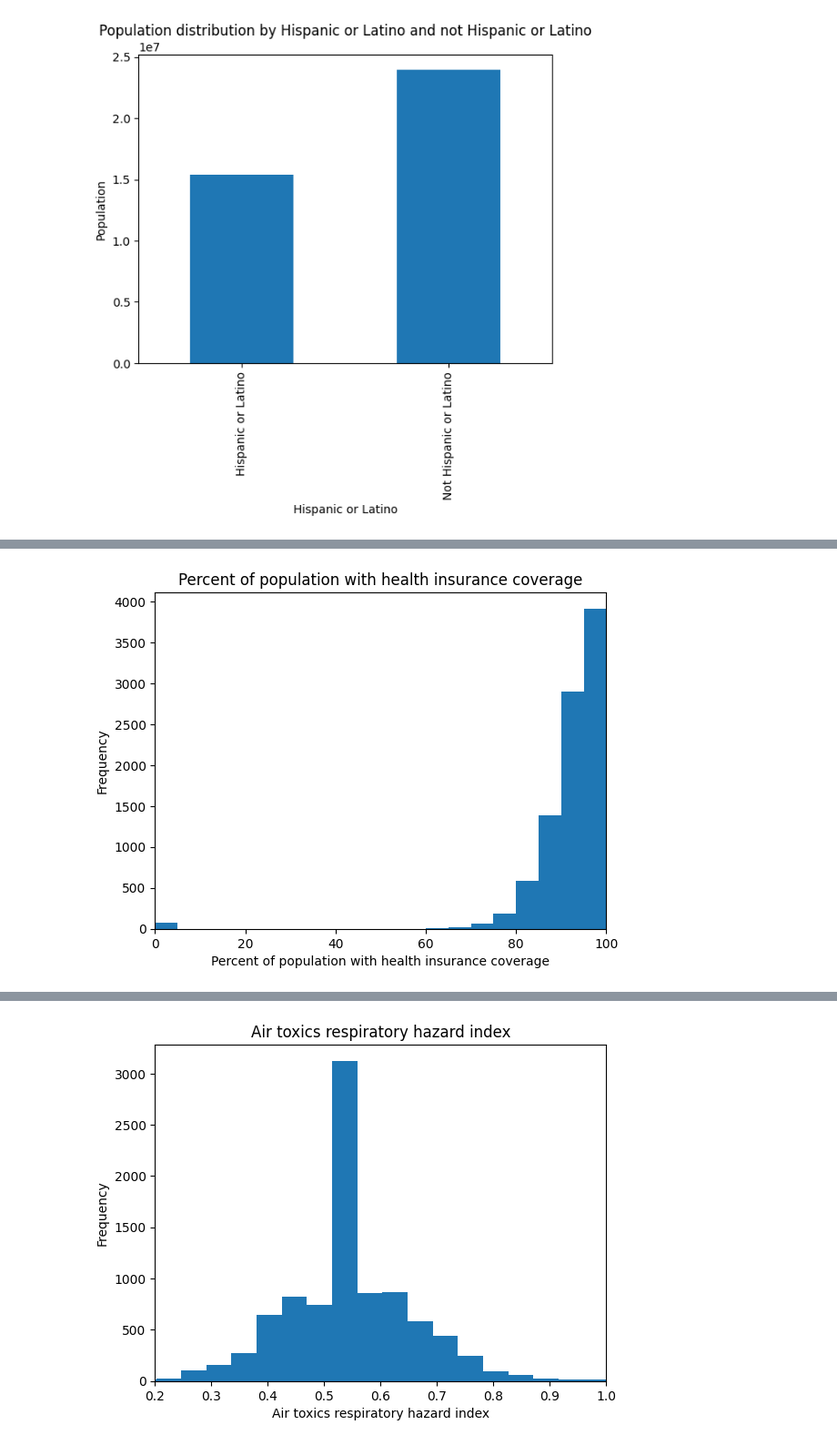
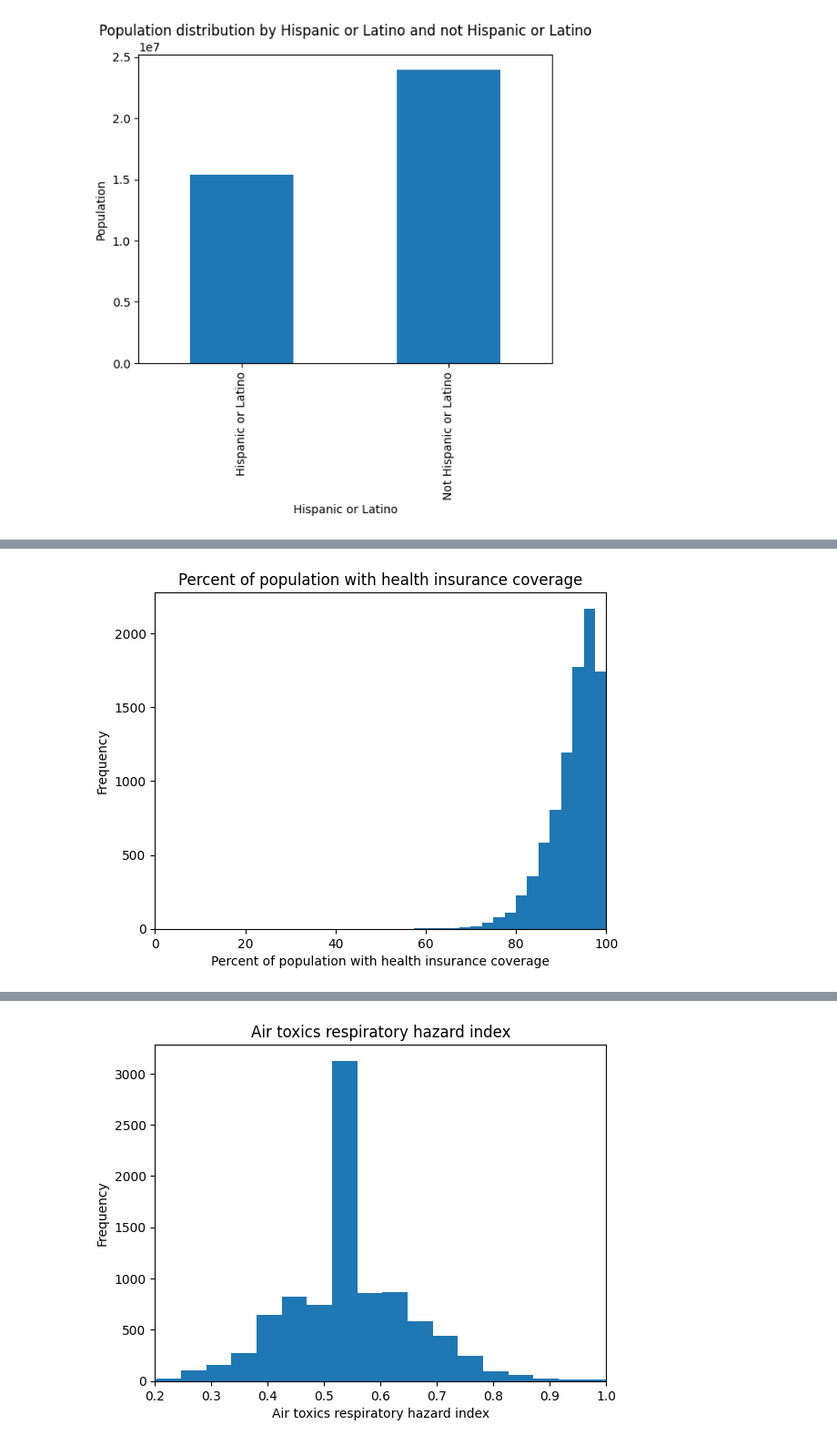
Before and after one commit to r-buch/social-covid, a Jupyter notebook: data_descriptive.ipynb, the cells around one changed output, grey strips where cells are left out. Shown at 91% size. Drawn from its saved outputs; the diff is of its cells as text; code cells hidden in the pictures.

```diff
--- a/data_descriptive.ipynb
+++ b/data_descriptive.ipynb
@@ -93,0 +118,10 @@ plt.show()
+# %%
+#draw a bar plot
+#DP02_0059PE Percent!!EDUCATIONAL ATTAINMENT!!Population 25 years and over
+merged_data['DP02_0059PE'] = pd.to_numeric(merged_data['DP02_0059PE'])
+selected_column = merged_data['DP02_0059PE']
+selected_column.plot(kind='hist', bins=100, xlim=(0, 7000))
+plt.xlabel('Educational attainment of the population 25 years and over')
+plt.ylabel('Fequency')
+plt.title('Educational attainment of the population 25 years and over')
+plt.show()
@@ -94,8 +130,6 @@ plt.show()
 # %%
 #draw a bar plot
 #Percent!!DISABILITY STATUS OF THE CIVILIAN NONINSTITUTIONALIZED POPULATION!!Total Civilian Noninstitutionalized Population!!With a disability
-#replace the - to 0
-merged_data['DP02_0072PE'] = merged_data['DP02_0072PE'].replace('-', 0)
 merged_data['DP02_0072PE'] = pd.to_numeric(merged_data['DP02_0072PE'])
 selected_column = merged_data['DP02_0072PE']
 selected_column.plot(kind='hist', bins=50)
@@ -109,8 +143,6 @@ plt.show()
 # %%
 #draw a bar plot
 #Percent!!LANGUAGE SPOKEN AT HOME!!Population 5 years and over!!Language other than English
-#replace the - to 0
-merged_data['DP02_0114PE'] = merged_data['DP02_0114PE'].replace('-', 0)
 merged_data['DP02_0114PE'] = pd.to_numeric(merged_data['DP02_0114PE'])
 selected_column = merged_data['DP02_0114PE']
 selected_column.plot(kind='hist', bins=30)
@@ -123,0 +156,10 @@ plt.show()
+# %%
+#draw a bar plot
+#DP03_0001PE Percent!!EMPLOYMENT STATUS!!Population 16 years and over
+merged_data['DP03_0001PE'] = pd.to_numeric(merged_data['DP03_0001PE'])
+selected_column = merged_data['DP03_0001PE']
+selected_column.plot(kind='hist', bins=100, xlim=(0, 10000))
+plt.xlabel('Employment status of the population 16 years and over')
+plt.ylabel('Frequency')
+plt.title('Employment status of the population 16 years and over')
+plt.show()
@@ -124,18 +168,16 @@ plt.show()
 # %%
 #draw a bar plot
 #DP03_0096PE Percent!!HEALTH INSURANCE COVERAGE!!Civilian noninstitutionalized population!!With health insurance coverage
-#replace the - to 0
-merged_data['DP03_0096PE'] = merged_data['DP03_0096PE'].replace('-', 0)
 merged_data['DP03_0096PE'] = pd.to_numeric(merged_data['DP03_0096PE'])
 selected_column = merged_data['DP03_0096PE']
 selected_column.plot(kind='hist', bins=20)
 plt.xlim(0, 100)
 plt.xlabel('Percent of population with health insurance coverage')
 plt.ylabel('Frequency')
 plt.title('Percent of population with health insurance coverage')
 plt.show()
 # %% [output]
-[figure, old version]
+[figure, new version]
 # %%
 #draw a bar plot
 #DP03_0097PE Percent!!HEALTH INSURANCE COVERAGE!!Civilian noninstitutionalized population!!With health insurance coverage!!With private health insurance
```
Also changed, not shown: parts of 9 cells of this notebook.
